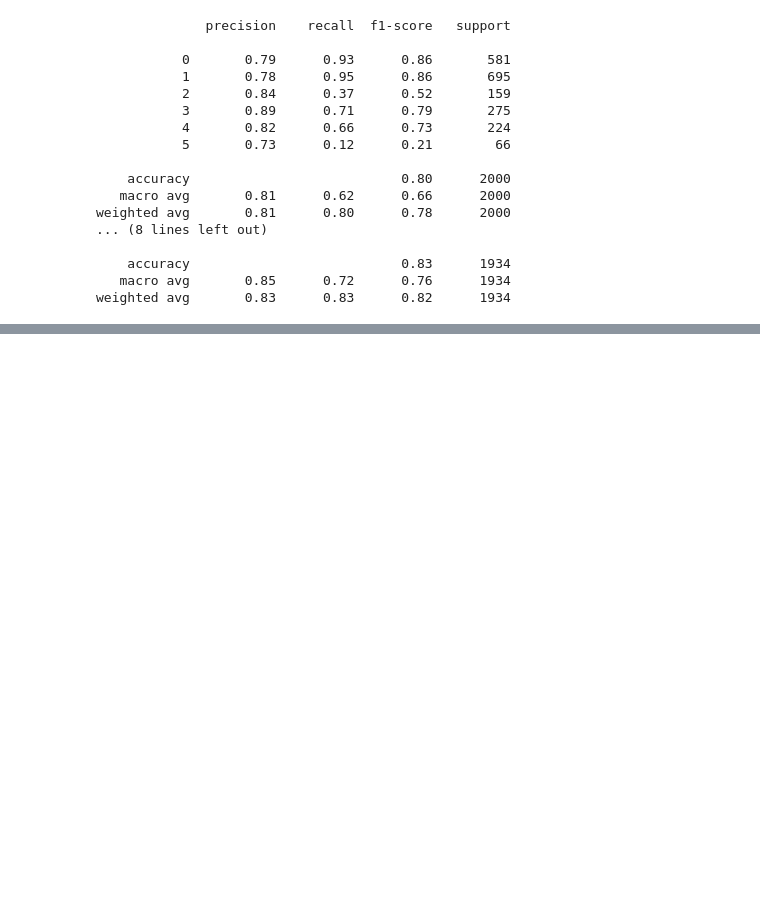
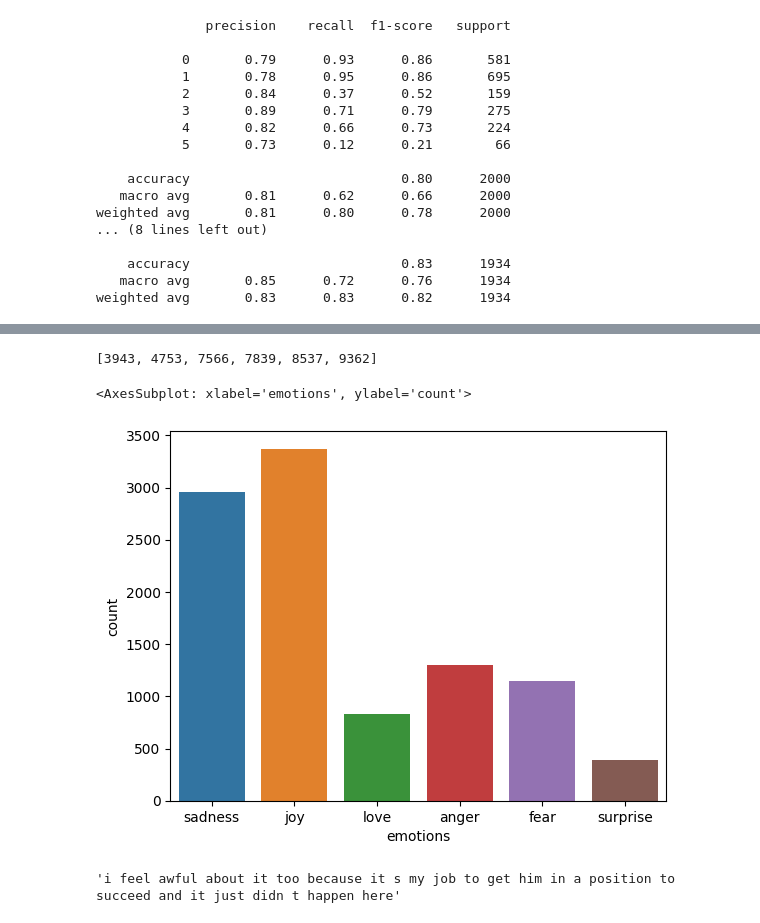
Before and after one commit to 112523chen/Project_SA_CTP, a Jupyter notebook: research.ipynb, the cells around one changed output, grey strips where cells are left out. Saved outputs shown, nothing was run; the diff lists cells and outputs as text; code cells hidden in the pictures; blank space fills up the shorter version.

```diff
--- a/research.ipynb
+++ b/research.ipynb
@@ -408,0 +460,24 @@ weighted avg       0.83      0.83      0.82      1934
+# %%
+train_df = pd.read_csv("data/training.csv")
+test_df = pd.read_csv("data/test.csv")
+old_df = pd.concat([train_df, test_df])
+
+old_df.label.value_counts()
+
+value_counts_inverse = []
+for value in old_df.label.value_counts().values:
+    value_counts_inverse.append(10_000 - value)
+
+value_counts_inverse
+# %% [output]
+[3943, 4753, 7566, 7839, 8537, 9362]
+# %%
+new_df_10_000 = new_df[:10000]
+sns.countplot(x=new_df_10_000['emotions'])
+# %% [output]
+<AxesSubplot: xlabel='emotions', ylabel='count'>
+[figure, added]
+# %%
+new_df['text'][0]
+# %% [output]
+'i feel awful about it too because it s my job to get him in a position to succeed and it just didn t happen here'
```
Also changed, not shown: parts of 6 cells of this notebook, 1 other file.
